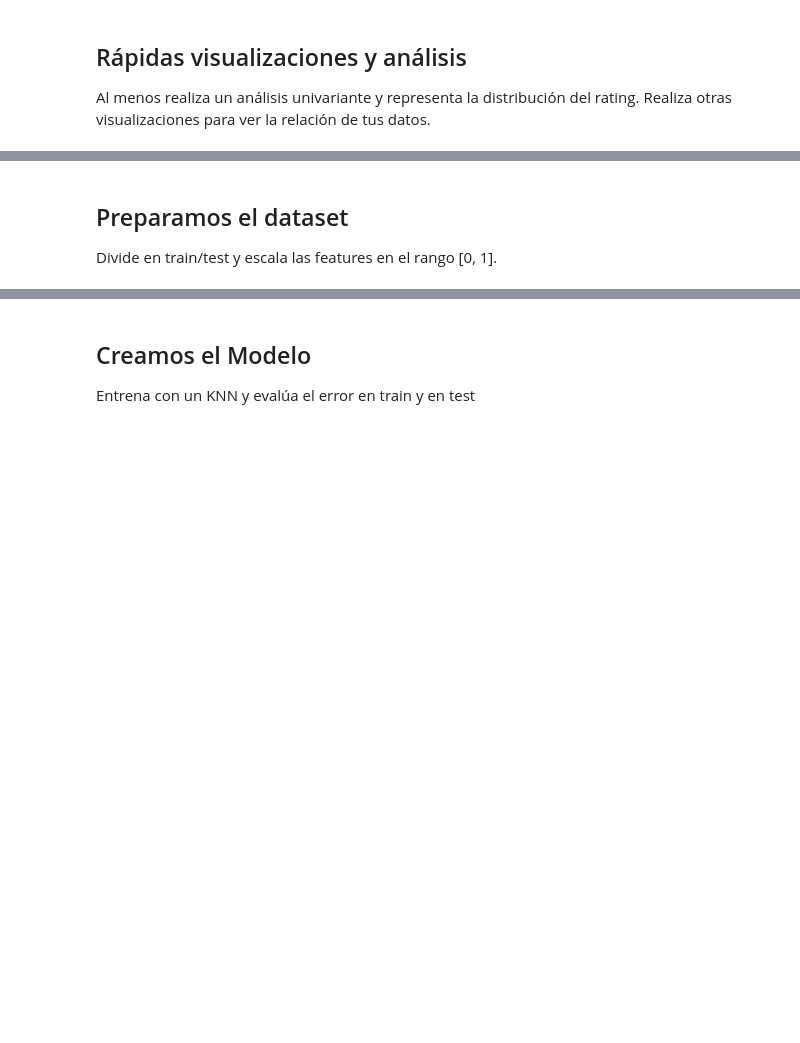
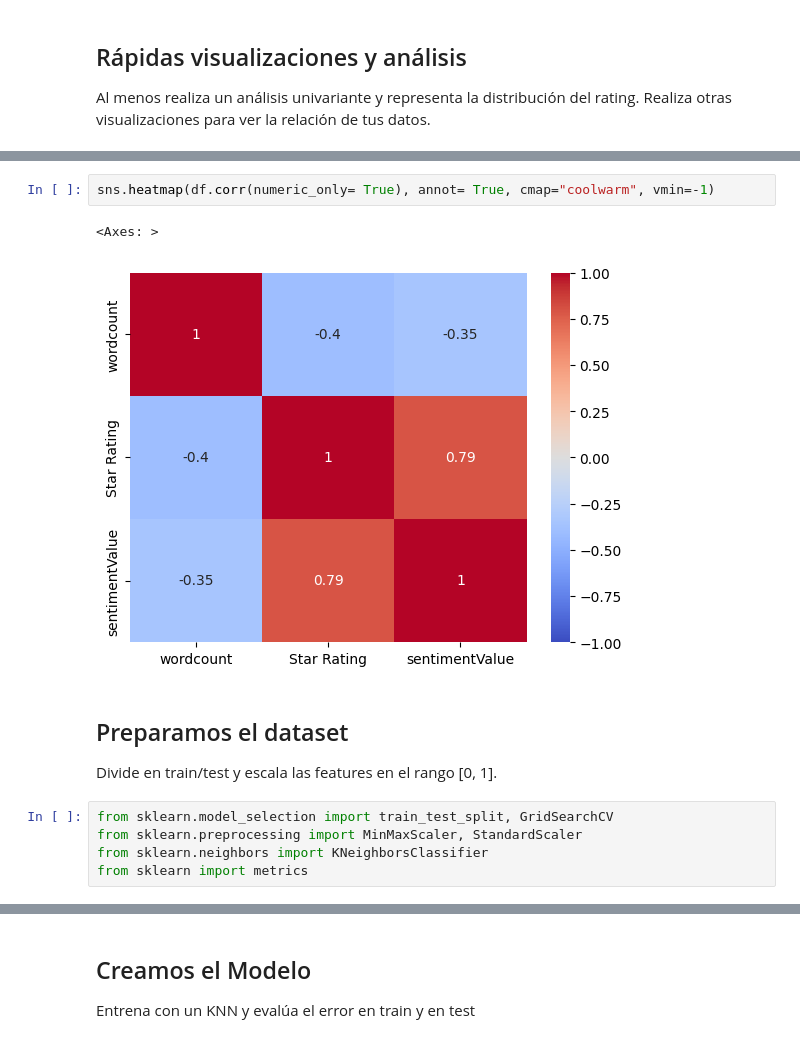
Before and after one commit to diego-dng/1025_DS_VITORIA, a Jupyter notebook: 3-Machine_Learning/1-Supervisado/3-RegorClass/7-KNN/ejercicios/Ejercicio_k-NearestNeighbor.ipynb, the cells around one changed output, grey strips where cells are left out. Drawn from its saved outputs; the diff is of its cells as text; blank space fills up the shorter version.

```diff
--- a/3-Machine_Learning/1-Supervisado/3-RegorClass/7-KNN/ejercicios/Ejercicio_k-NearestNeighbor.ipynb
+++ b/3-Machine_Learning/1-Supervisado/3-RegorClass/7-KNN/ejercicios/Ejercicio_k-NearestNeighbor.ipynb
@@ -19,3 +91,13 @@ Al menos realiza un análisis univariante y representa la distribución del rati
+# %%
+sns.heatmap(df.corr(numeric_only= True), annot= True, cmap="coolwarm", vmin=-1)
+# %% [output]
+<Axes: >
+[figure, added]
 # %% [markdown]
 ## Preparamos el dataset
 Divide en train/test y escala las features en el rango [0, 1].
+# %%
+from sklearn.model_selection import train_test_split, GridSearchCV
+from sklearn.preprocessing import MinMaxScaler, StandardScaler
+from sklearn.neighbors import KNeighborsClassifier
+from sklearn import metrics
```
Also changed, not shown: parts of 29 cells of this notebook, 7 other files.
